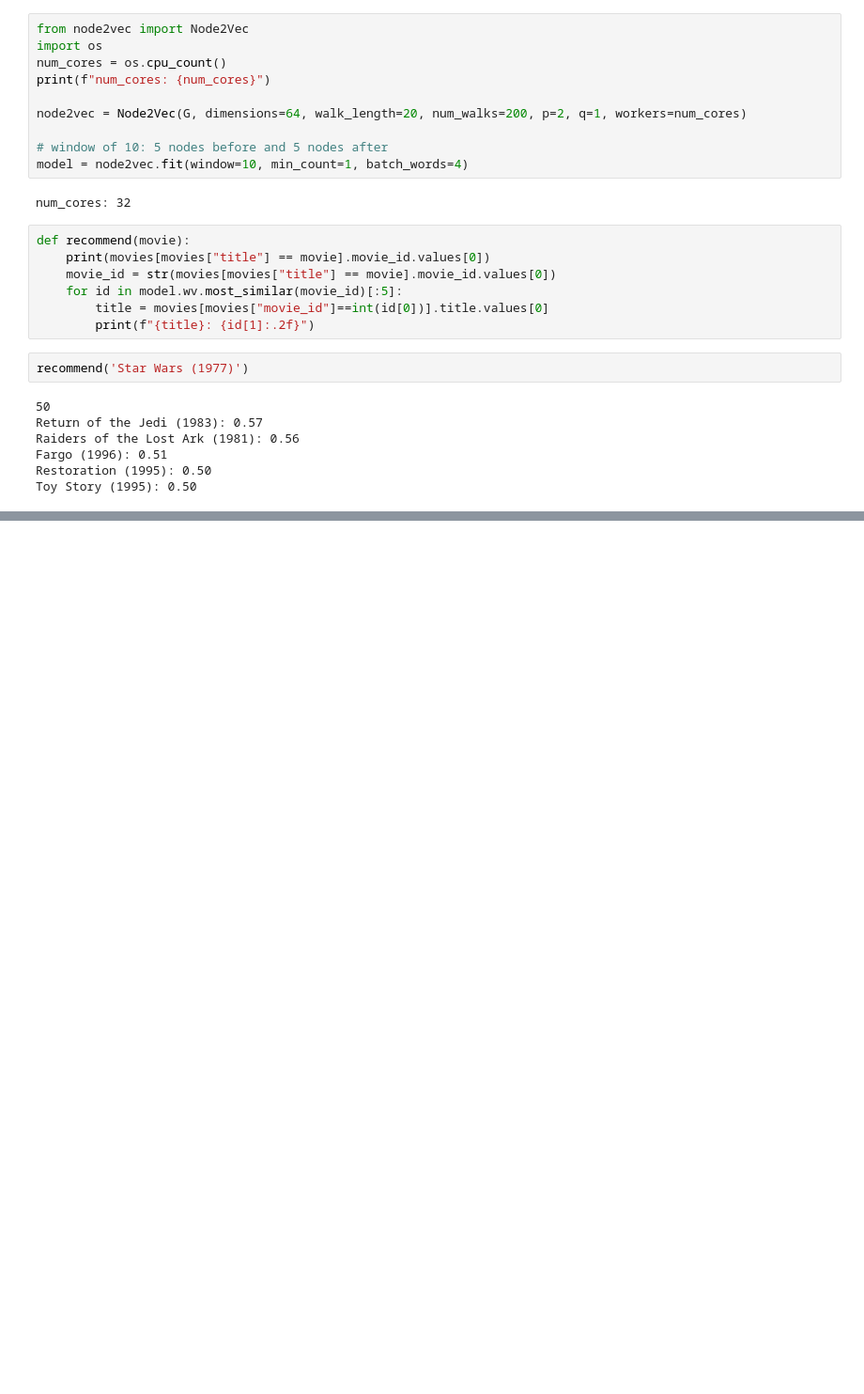
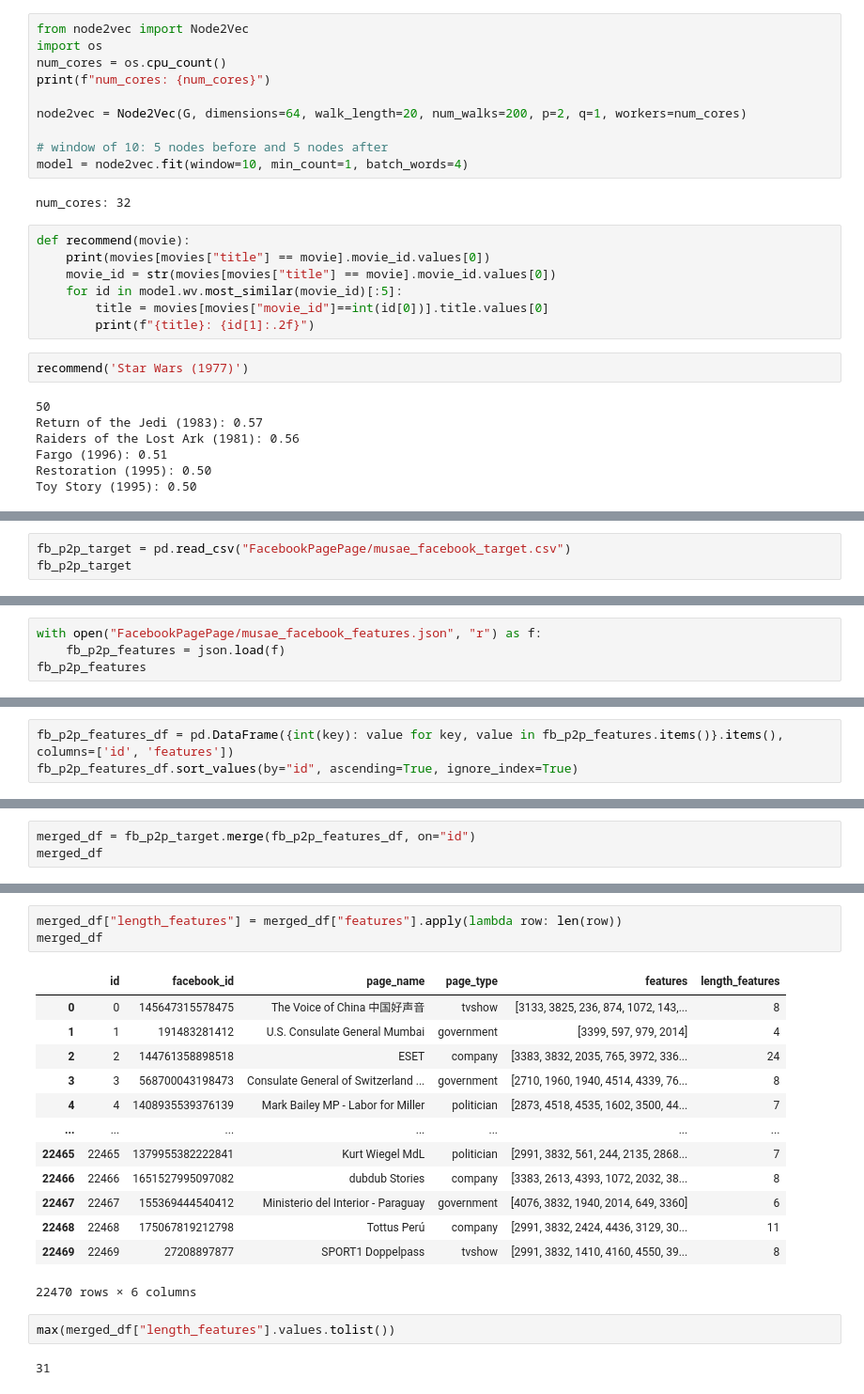
Before and after one commit to difersalest/GNN_Practice, a Jupyter notebook: testing_graphs.ipynb, the cells around one changed output, grey strips where cells are left out. Shown at 94% size. Cells and saved outputs as stored; diff of their text form; blank space fills up the shorter version.

```diff
--- a/testing_graphs.ipynb
+++ b/testing_graphs.ipynb
@@ -548,0 +636,3 @@ Toy Story (1995): 0.50
+# %%
+fb_p2p_target = pd.read_csv("FacebookPagePage/musae_facebook_target.csv")
+fb_p2p_target
@@ -548,0 +653,4 @@ Toy Story (1995): 0.50
+# %%
+with open("FacebookPagePage/musae_facebook_features.json", "r") as f:
+    fb_p2p_features = json.load(f)
+fb_p2p_features
@@ -548,0 +675,3 @@ Toy Story (1995): 0.50
+# %%
+fb_p2p_features_df = pd.DataFrame({int(key): value for key, value in fb_p2p_features.items()}.items(), columns=['id', 'features'])
+fb_p2p_features_df.sort_values(by="id", ascending=True, ignore_index=True)
@@ -548,0 +692,3 @@ Toy Story (1995): 0.50
+# %%
+merged_df = fb_p2p_target.merge(fb_p2p_features_df, on="id")
+merged_df
@@ -548,0 +709,21 @@ Toy Story (1995): 0.50
+# %%
+merged_df["length_features"] = merged_df["features"].apply(lambda row: len(row))
+merged_df
+# %% [output]
+|  | id | facebook_id | page_name | page_type | features | length_features |
+| 0 | 0 | 145647315578475 | The Voice of China 中国好声音 | tvshow | [3133, 3825, 236, 874, 1072, 143,... | 8 |
+| 1 | 1 | 191483281412 | U.S. Consulate General Mumbai | government | [3399, 597, 979, 2014] | 4 |
+| 2 | 2 | 144761358898518 | ESET | company | [3383, 3832, 2035, 765, 3972, 336... | 24 |
+| 3 | 3 | 568700043198473 | Consulate General of Switzerland ... | government | [2710, 1960, 1940, 4514, 4339, 76... | 8 |
+| 4 | 4 | 1408935539376139 | Mark Bailey MP - Labor for Miller | politician | [2873, 4518, 4535, 1602, 3500, 44... | 7 |
+| ... | ... | ... | ... | ... | ... | ... |
+| 22465 | 22465 | 1379955382222841 | Kurt Wiegel MdL | politician | [2991, 3832, 561, 244, 2135, 2868... | 7 |
+| 22466 | 22466 | 1651527995097082 | dubdub Stories | company | [3383, 2613, 4393, 1072, 2032, 38... | 8 |
+| 22467 | 22467 | 155369444540412 | Ministerio del Interior - Paraguay | government | [4076, 3832, 1940, 2014, 649, 3360] | 6 |
+| 22468 | 22468 | 175067819212798 | Tottus Perú | company | [2991, 3832, 2424, 4436, 3129, 30... | 11 |
+| 22469 | 22469 | 27208897877 | SPORT1 Doppelpass | tvshow | [2991, 3832, 1410, 4160, 4550, 39... | 8 |
+22470 rows × 6 columns
+# %%
+max(merged_df["length_features"].values.tolist())
+# %% [output]
+31
```
Also changed, not shown: parts of 52 cells of this notebook, 3 other files.
